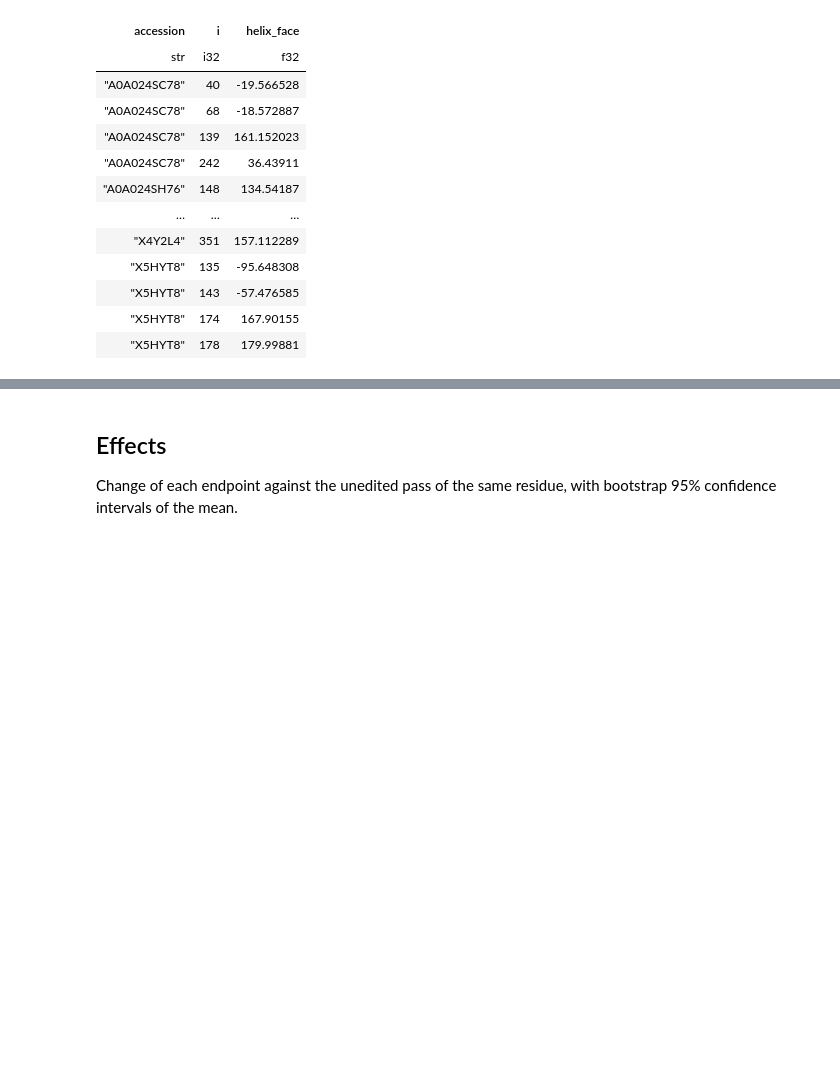
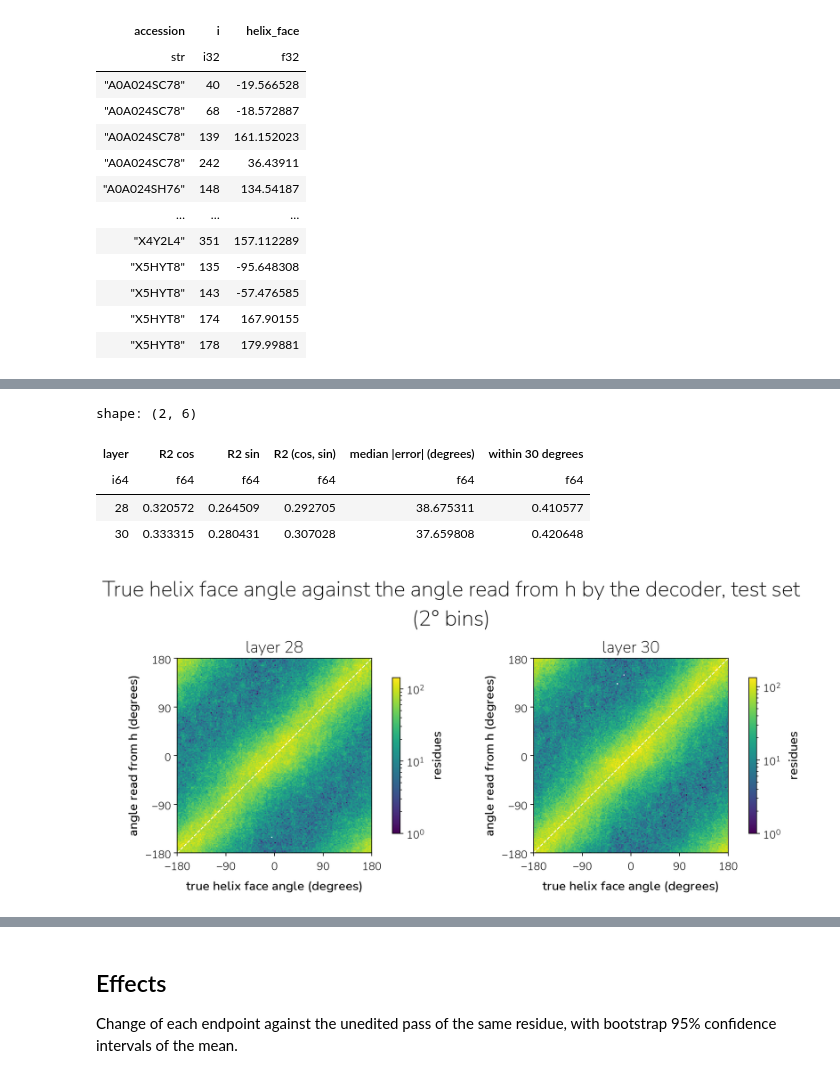
Before and after one commit to marcosbolanos/biomanifolds, a Jupyter notebook: notebooks/03_angle_ablation_test.ipynb, the cells around one changed output, grey strips where cells are left out. Drawn from its saved outputs; the diff is of its cells as text; code cells hidden in the pictures; blank space fills up the shorter version.

```diff
--- a/notebooks/03_angle_ablation_test.ipynb
+++ b/notebooks/03_angle_ablation_test.ipynb
@@ -281,0 +241,54 @@ shape: (20_000_000, 15)
+# %%
+import matplotlib.pyplot as plt
+from matplotlib.colors import LogNorm
+
+from biomanifolds import theme
+
+theme.use()  # Nunito fonts and the project defaults
+
+CHUNK = 100_000  # test embedding rows read at a time
+EDGES = np.linspace(-180, 180, 181)  # 2-degree bins of the true and the read angle
+
+cos_sin_train = np.column_stack([np.cos(theta_train), np.sin(theta_train)])  # (train residues, 2)
+theta_test = residues["helix_face"].to_numpy()  # degrees
+cos_sin_test = np.column_stack([np.cos(np.deg2rad(theta_test)), np.sin(np.deg2rad(theta_test))])  # (test residues, 2)
+
+readout, hists = [], {}
+for layer in LAYERS:
+    # train: decoder, (cos, sin) ~ intercept + h @ coefficients; coefficients (640, 2), the columns are beta_cos and beta_sin
+    h_train = samples.train_helix_embeddings(layer, train_helix)
+    decoder = linear_fits.fit_ols(h_train, cos_sin_train)
+    del h_train
+
+    # test: the read (cos, sin) of each residue; the test file of notebook 2 has one row per residue of `residues`
+    h_test = np.load(config.data_path("esm2_embeddings") / f"sampled_test_residue_embeddings_L{layer}.npy", mmap_mode="r")
+    assert len(h_test) == len(residues), "the test embeddings of notebook 2 are not the residues above"
+    cos_sin_pred = np.concatenate([linear_fits.predict(decoder, h_test[start:start + CHUNK].astype(np.float64)) for start in range(0, len(h_test), CHUNK)])
+
+    residual, total = ((cos_sin_test - cos_sin_pred) ** 2).sum(0), ((cos_sin_test - cos_sin_test.mean(0)) ** 2).sum(0)
+    theta_read = np.rad2deg(np.arctan2(cos_sin_pred[:, 1], cos_sin_pred[:, 0]))
+    error = np.abs((theta_read - theta_test + 180) % 360 - 180)
+    readout.append({"layer": layer, "R2 cos": 1 - residual[0] / total[0], "R2 sin": 1 - residual[1] / total[1],
+                    "R2 (cos, sin)": 1 - residual.sum() / total.sum(), "median |error| (degrees)": np.median(error), "within 30 degrees": np.mean(error <= 30)})
+    hists[layer] = np.histogram2d(theta_test, theta_read, bins=[EDGES, EDGES])[0]
+del train_helix, theta_train, cos_sin_train, cos_sin_pred  # free the memory for the cells below
+
+with pl.Config(tbl_rows=-1, tbl_cols=-1):  # every row and column, in this table only
+    display(pl.DataFrame(readout))
+
+fig, axes = plt.subplots(1, len(LAYERS), figsize=(5.5 * len(LAYERS), 5), layout="constrained")
+for ax, layer in zip(axes, LAYERS):
+    image = ax.pcolormesh(EDGES, EDGES, hists[layer].T, norm=LogNorm(vmin=1), cmap="viridis", rasterized=True)
+    ax.plot([-180, 180], [-180, 180], color="white", linestyle="--", linewidth=1)
+    ax.set(xlim=(-180, 180), ylim=(-180, 180), xticks=np.arange(-180, 181, 90), yticks=np.arange(-180, 181, 90), aspect="equal",
+           xlabel="true helix face angle (degrees)", ylabel="angle read from h (degrees)", title=f"layer {layer}")
+    fig.colorbar(image, ax=ax, shrink=0.8, label="residues")
+fig.suptitle("True helix face angle against the angle read from h by the decoder, test set (2° bins)")
+plt.show()
+# %% [output]
+shape: (2, 6)
+| layer | R2 cos | R2 sin | R2 (cos, sin) | median |error| (degrees) | within 30 degrees |
+| i64 | f64 | f64 | f64 | f64 | f64 |
+| 28 | 0.320572 | 0.264509 | 0.292705 | 38.675311 | 0.410577 |
+| 30 | 0.333315 | 0.280431 | 0.307028 | 37.659808 | 0.420648 |
+[figure, added]
```
Also changed, not shown: parts of 13 cells of this notebook, 8 other files.
